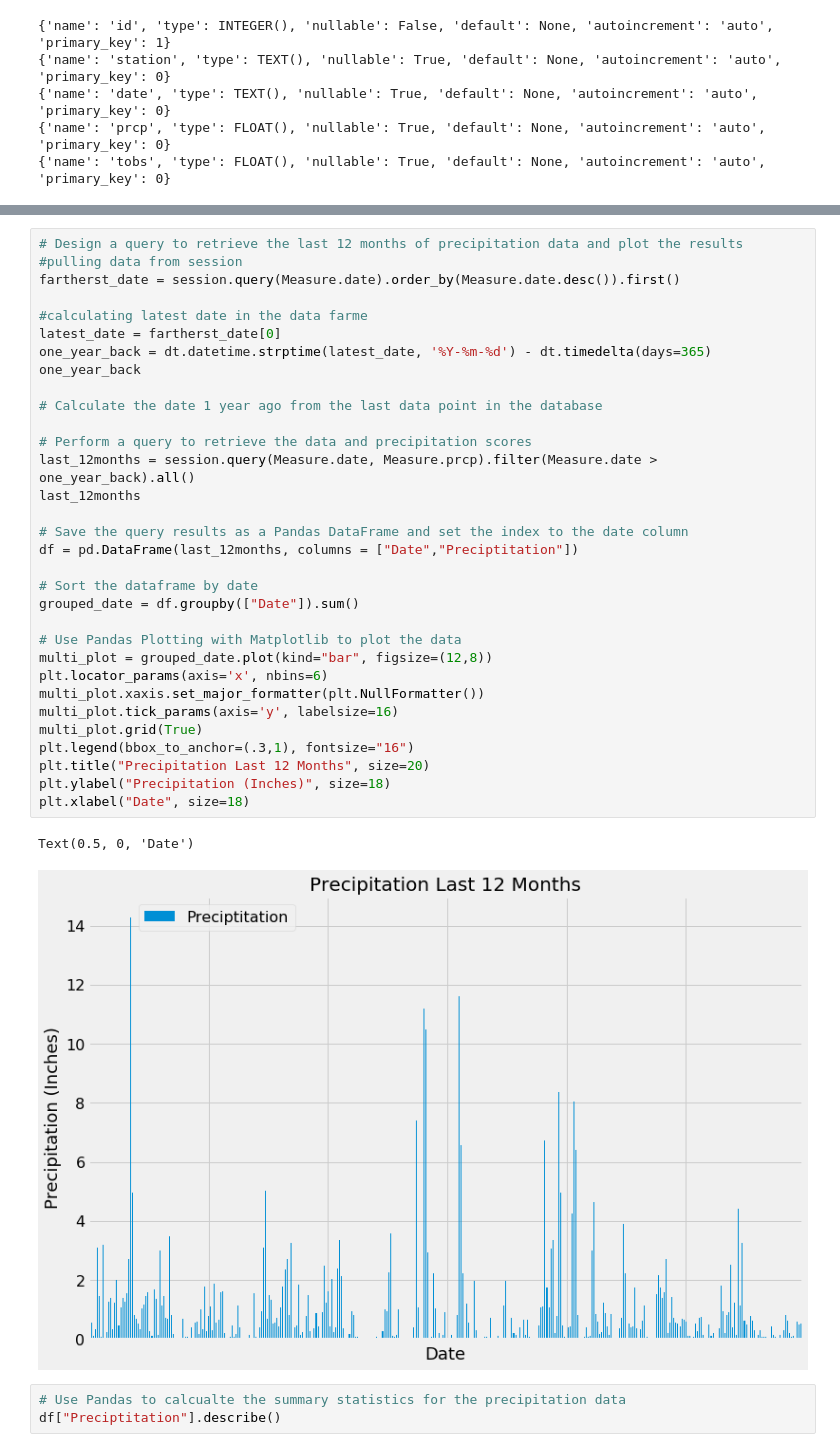
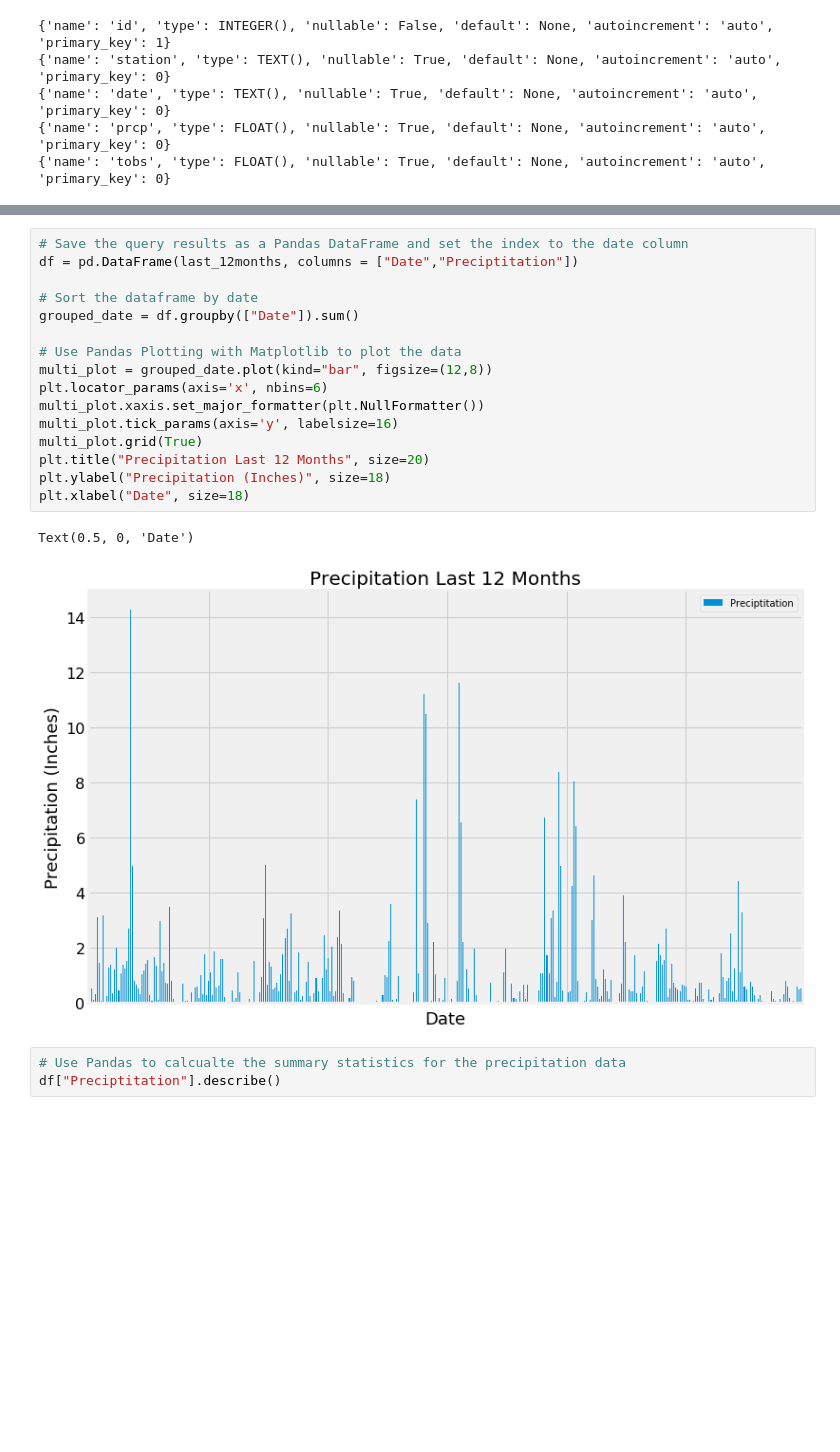
Before and after one commit to alfredama/Sqlalchemy-challenge, a Jupyter notebook: climate.ipynb, the cells around one changed output, grey strips where cells are left out. Drawn from its saved outputs; the diff is of its cells as text; blank space fills up the shorter version.

```diff
--- a/climate.ipynb
+++ b/climate.ipynb
@@ -57,38 +92,22 @@ for column in Columns:
 # %%
-# Design a query to retrieve the last 12 months of precipitation data and plot the results
-#pulling data from session
-fartherst_date = session.query(Measure.date).order_by(Measure.date.desc()).first()
-
-#calculating latest date in the data farme
-latest_date = fartherst_date[0]
-one_year_back = dt.datetime.strptime(latest_date, '%Y-%m-%d') - dt.timedelta(days=365)
-one_year_back
-
-# Calculate the date 1 year ago from the last data point in the database
-
-# Perform a query to retrieve the data and precipitation scores
-last_12months = session.query(Measure.date, Measure.prcp).filter(Measure.date > one_year_back).all()
-last_12months
-
 # Save the query results as a Pandas DataFrame and set the index to the date column
 df = pd.DataFrame(last_12months, columns = ["Date","Preciptitation"])
 
 # Sort the dataframe by date
 grouped_date = df.groupby(["Date"]).sum()
 
 # Use Pandas Plotting with Matplotlib to plot the data
 multi_plot = grouped_date.plot(kind="bar", figsize=(12,8))
 plt.locator_params(axis='x', nbins=6)
 multi_plot.xaxis.set_major_formatter(plt.NullFormatter())
 multi_plot.tick_params(axis='y', labelsize=16)
 multi_plot.grid(True)
-plt.legend(bbox_to_anchor=(.3,1), fontsize="16")
 plt.title("Precipitation Last 12 Months", size=20)
 plt.ylabel("Precipitation (Inches)", size=18)
 plt.xlabel("Date", size=18)
 # %% [output]
 Text(0.5, 0, 'Date')
-[figure, old version]
+[figure, new version]
 # %%
 # Use Pandas to calcualte the summary statistics for the precipitation data
 df["Preciptitation"].describe()
```
Also changed, not shown: parts of 9 cells of this notebook, 1 other file.
